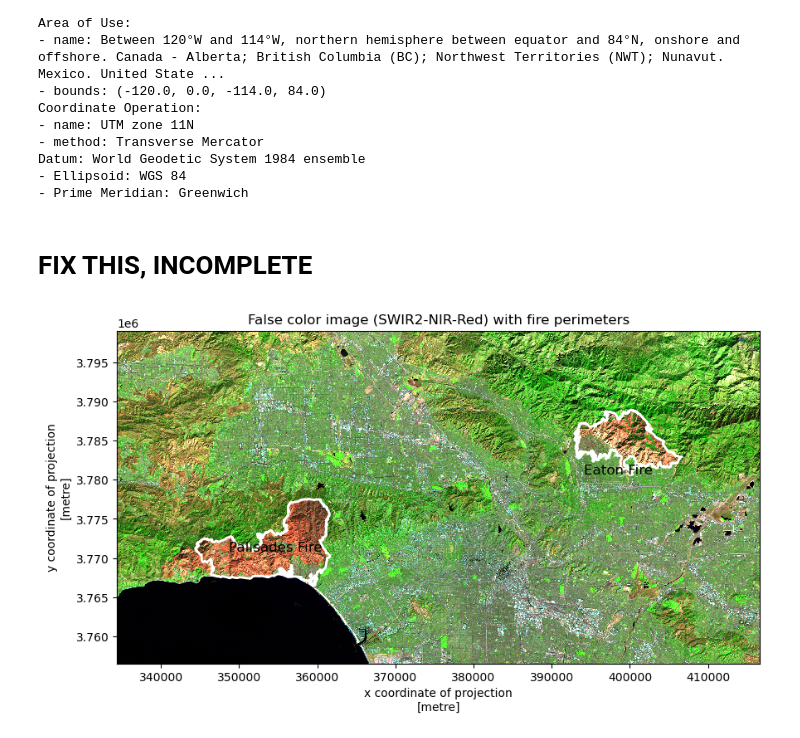
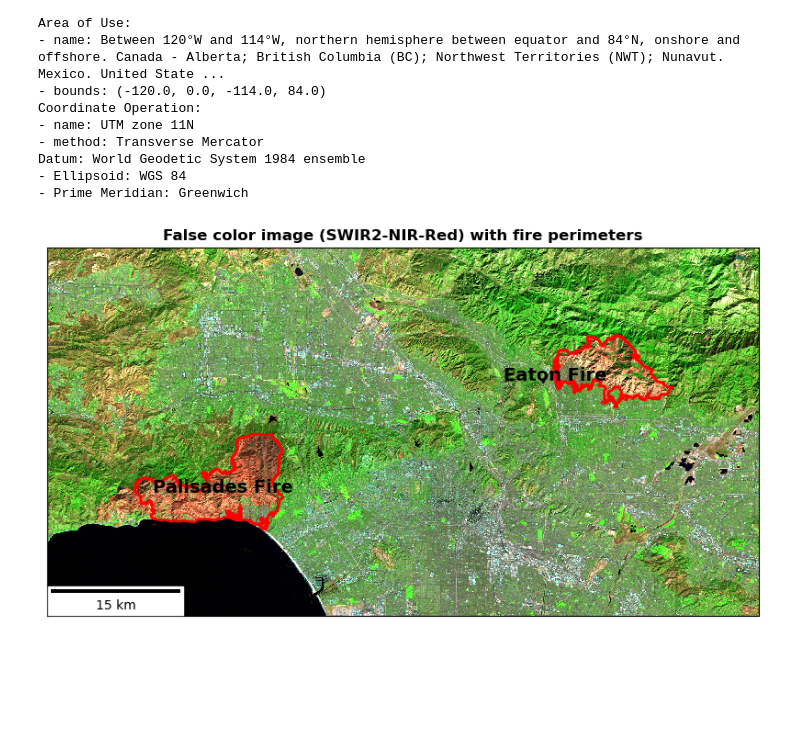
Before and after one commit to aakriti-poudel-chhetri/eds220-hwk4, a Jupyter notebook: hwk4-task2-false-color-POUDEL.ipynb, the cells around one changed output. Cells and saved outputs as stored; diff of their text form; code cells hidden in the pictures; blank space fills up the shorter version.

```diff
--- a/hwk4-task2-false-color-POUDEL.ipynb
+++ b/hwk4-task2-false-color-POUDEL.ipynb
@@ -143,0 +148,15 @@ palisades.head()
+# %%
+# Define the file path
+fp = os.path.join('data', 'landsat8-2025-02-23-palisades-eaton.nc')
+
+# Import the Landsat data using xr.open_dataset()
+try:
+    landsat = xr.open_dataset(fp)
+    print("✅ Data imported successfully!")
+    print(landsat_data)
+
+except FileNotFoundError:
+    print(f"❌ Error: File '{file_name}' not found. Check the file path.")
+
+except Exception as e:
+    print(f"❌ An error occurred during import: {e}")
@@ -257,5 +262,5 @@ The blue band has 109 NaN values.
 # %%
-# Substitute the any nan values in the Landsat data for zero
-landsat_data = landsat_data.fillna(0)
+# Substitute any Nan values in the Landsat data for zero
+landsat = landsat.fillna(0)
 # %%
 # Create a new true color image that gets plotted without warnings
@@ -310,38 +317,43 @@ Coordinate Operation:
 Datum: World Geodetic System 1984 ensemble
 - Ellipsoid: WGS 84
 - Prime Meridian: Greenwich
-# %% [markdown]
-# FIX THIS, INCOMPLETE
 # %%
+# Initialize the map
 fig, ax = plt.subplots(figsize = (10, 8))
 
-# Plot the false color composite as the base map
-landsat_data[['swir22', 'nir08', 'red']].to_array().plot.imshow(robust = True,
-                                                                ax = ax,
-                                                                add_colorbar = False)
+# Plot the false color map
+landsat[['swir22', 'nir08', 'red']].to_array().plot.imshow(robust = True,
+                                                           ax = ax,
+                                                           add_colorbar = False)
 
-fires.boundary.plot(ax = ax,
-                   color = '#FFFFFF',
-                   linewidth = 2)
+# Plot fires perimeter on false color map
+fires.boundary.plot(ax = ax, color = 'red', linewidth = 2)
 
-# Get centroids for positioning
+# Get centroids for text positioning
 centroids = fires.geometry.centroid
 
 # Add text for first fire (adjust index and name as needed)
-ax.text(centroids.iloc[0].x, centroids.iloc[0].y, 'Eaton Fire',
-        fontsize = 12,
-        color = 'black',
-        ha = 'center',
-        va = 'center')
+ax.text(centroids.iloc[13].x, centroids.iloc[13].y, 'Eaton Fire',
+        fontsize = 14, weight = 'bold', color = 'black', ha = 'center', va = 'center')
 
 # Add text for second fire
 ax.text(centroids.iloc[40].x, centroids.iloc[40].y, 'Palisades Fire',
-        fontsize = 12,
-        color = 'black',
-        ha = 'center',
-        va = 'center')
+        fontsize = 14, weight = 'bold', color = 'black', ha = 'center', va= 'center')
 
-plt.title('False color image (SWIR2-NIR-Red) with fire perimeters', fontsize = 12)
+# Add title to the map
+plt.title('False color image (SWIR2-NIR-Red) with fire perimeters', fontsize = 12, weight = 'bold')
+
+# Remove axes ticks
+ax.set_xticks([])
+ax.set_yticks([])
+
+# Remove axes labels
+ax.set_xlabel("")
+ax.set_ylabel("")
+
+# Add a scalebar
+ax.add_artist(ScaleBar(1, box_color="white",location="lower left"))
+
 plt.show()
 # %% [output]
-[figure, old version]
+[figure, new version]
```
Also changed, not shown: parts of 43 cells of this notebook.
